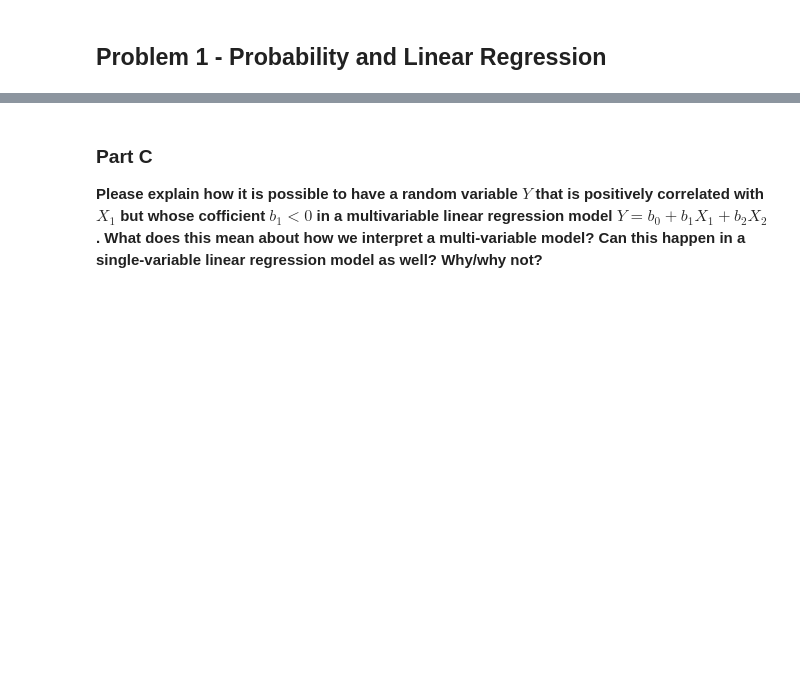
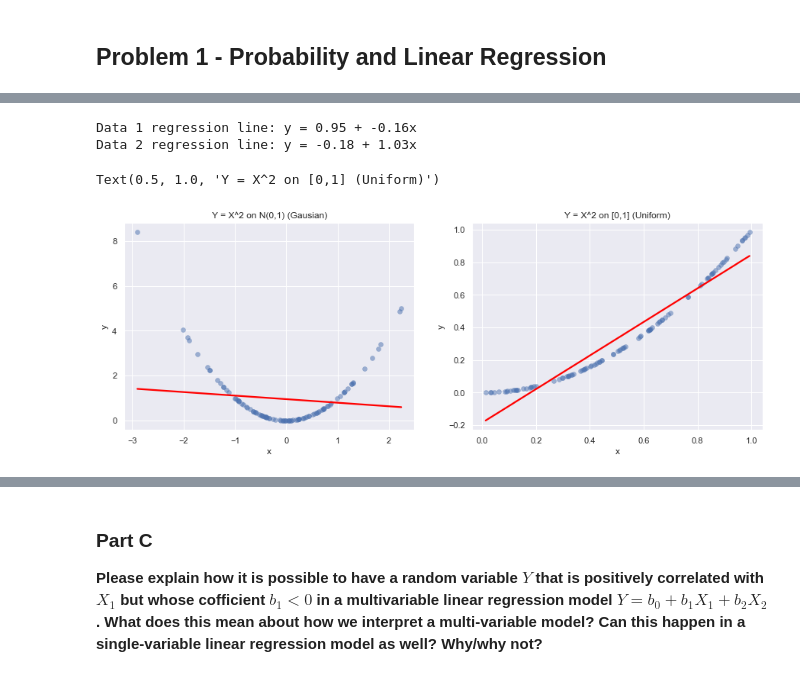
Before and after one commit to pranavavva/sml-310-project-1, a Jupyter notebook: project-1-pa-2022-02-11.ipynb, the cells around one changed output, grey strips where cells are left out. Drawn from its saved outputs; the diff is of its cells as text; code cells hidden in the pictures; blank space fills up the shorter version.

```diff
--- a/project-1-pa-2022-02-11.ipynb
+++ b/project-1-pa-2022-02-11.ipynb
@@ -22,0 +25,10 @@ sns.set()
+# %%
+data1_x = npr.normal(0, 1, 100)
+data1_y = data1_x ** 2
+data1 = pd.DataFrame({"x": data1_x, "y": data1_y})
+del data1_x, data1_y
+
+data2_x = npr.uniform(0, 1, 100)
+data2_y = data2_x ** 2
+data2 = pd.DataFrame({"x": data2_x, "y": data2_y})
+del data2_x, data2_y
@@ -22,0 +53,23 @@ sns.set()
+# %%
+# get linear regression line for each dataset
+s1, i1, _, _, _ = stats.linregress(data1["x"], data1["y"])
+s2, i2, _, _, _ = stats.linregress(data2["x"], data2["y"])
+
+print("Data 1 regression line: y = {0:.2f} + {1:.2f}x".format(i1, s1))
+print("Data 2 regression line: y = {0:.2f} + {1:.2f}x".format(i2, s2))
+# %% [output]
+Data 1 regression line: y = 0.95 + -0.16x
+Data 2 regression line: y = -0.18 + 1.03x
+# %%
+fig, (ax1, ax2) = plt.subplots(1, 2, figsize=(15, 5))
+
+sns.scatterplot(x="x", y="y", data=data1, ax=ax1, edgecolor=None, alpha=0.5)
+sns.regplot(x="x", y="y", data=data1, ax=ax1, scatter=False, color="red", ci=None)
+ax1.set_title("Y = X^2 on N(0,1) (Gausian)")
+
+sns.scatterplot(x="x", y="y", data=data2, ax=ax2, edgecolor=None, alpha=0.5)
+sns.regplot(x="x", y="y", data=data2, ax=ax2, scatter=False, color="red", ci=None)
+ax2.set_title("Y = X^2 on [0,1] (Uniform)")
+# %% [output]
+Text(0.5, 1.0, 'Y = X^2 on [0,1] (Uniform)')
+[figure, added]
```
Also changed, not shown: parts of 21 cells of this notebook.
